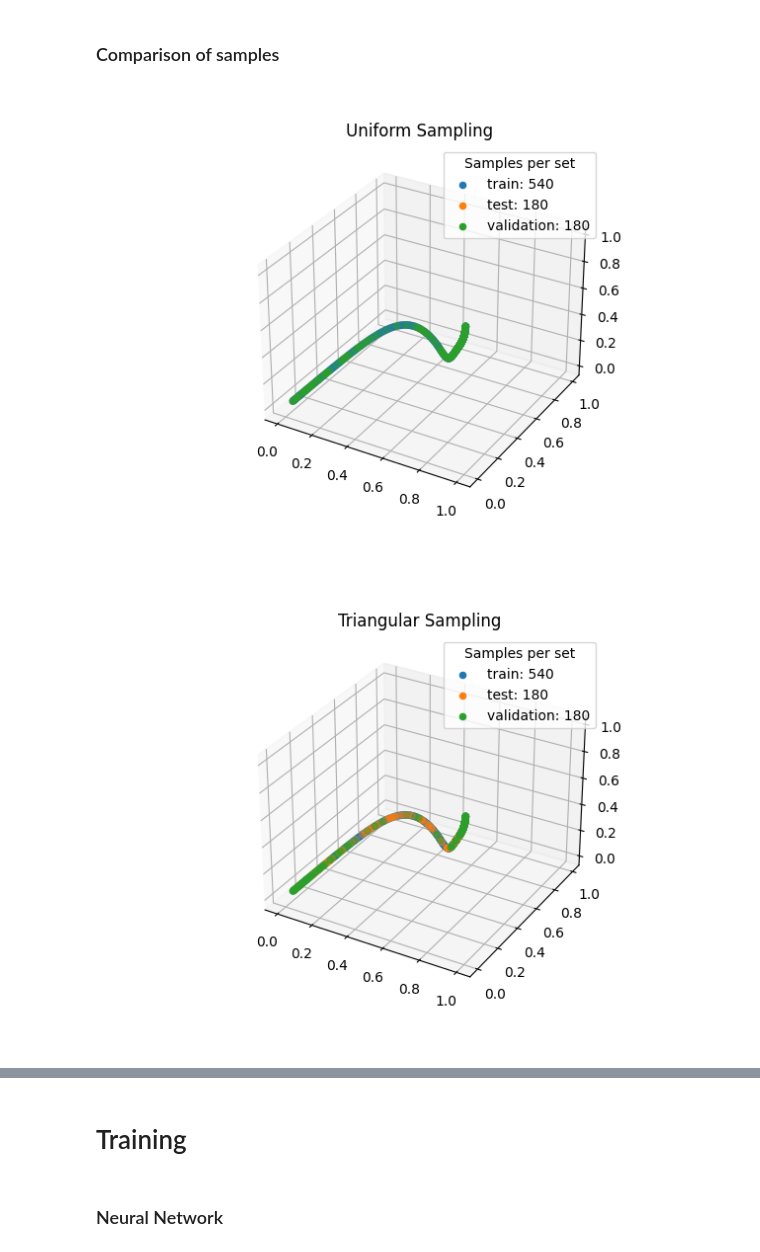
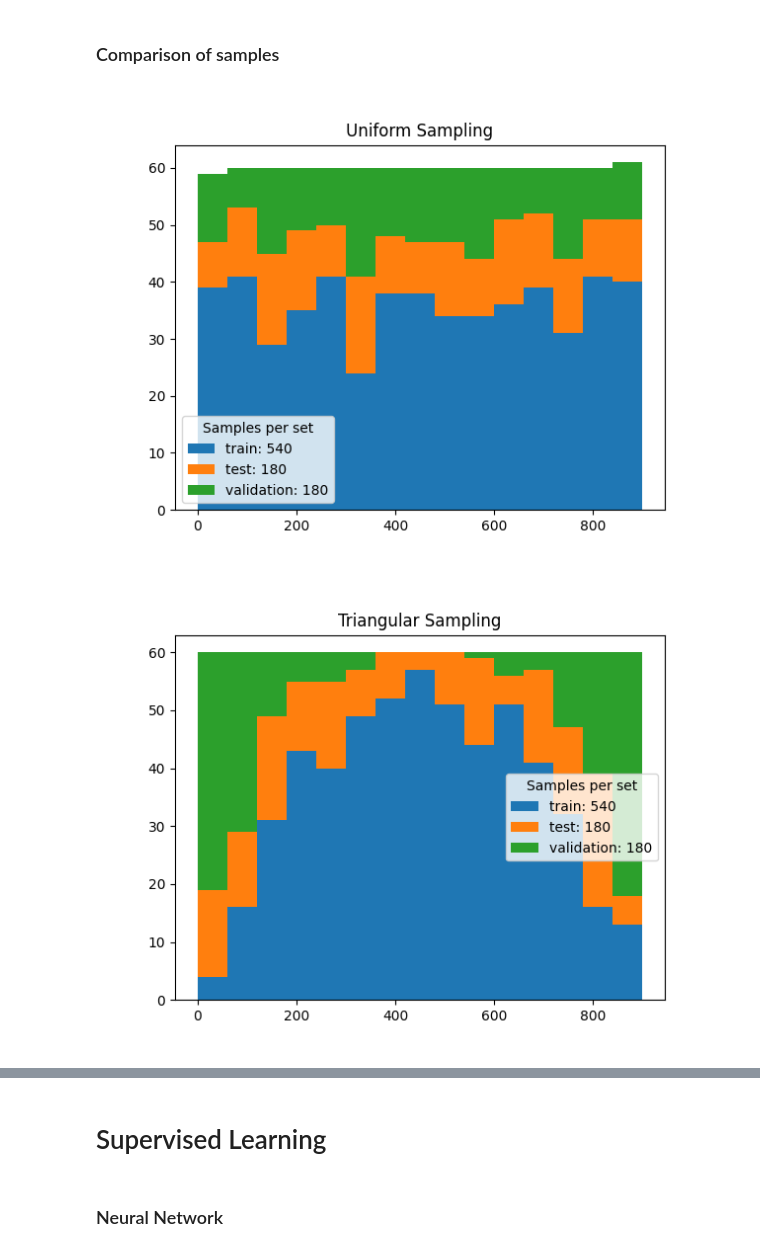
Before and after one commit to aortega0703/AI-pipeline, a Jupyter notebook: pipeline.ipynb, the cells around one changed output, grey strips where cells are left out. Saved outputs shown, nothing was run; the diff lists cells and outputs as text; code cells hidden in the pictures.

Commit message:
Added histogram for sampling

```diff
--- a/pipeline.ipynb
+++ b/pipeline.ipynb
@@ -74,13 +72,18 @@ def PAC_delta(H_norm, epsilon, eta):
 # %% [markdown]
 ### Sampling Distributions
 # %%
-def pdf(pdf, x, N): return pd.Series({
-    "Uniform": sci.stats.uniform.pdf(x, 0, N),
-    "Triangular": sci.stats.triang.pdf(x, 0.5, -1, N+1),
-    "Normal": sci.stats.norm.pdf(x, N//2, N//6)}[pdf], index=x)
+pdf_names = ["Uniform", "Triangular", "Normal"]
+
+
+def pdf(pdf, x, N):
+    return pd.Series(dict(zip(pdf_names, [
+        sci.stats.uniform.pdf(x, 0, N),
+        sci.stats.triang.pdf(x, 0.5, -1, N+1),
+        sci.stats.norm.pdf(x, N//2, N//6)])
+        )[pdf], index=x)
+
 
 plt.figure()
-pdf_names = ["Uniform", "Triangular", "Normal"]
 for name in pdf_names:
     F = pdf(name, indices, N_S)
     plt.plot(indices, F, label=name)
@@ -106,30 +109,31 @@ Text(0.5, 0, 'Sample Index')
 # %%
 def set_axis_labels(ax, x, y, z):
     ax.set_xlabel(x)
     ax.set_ylabel(y)
     ax.set_zlabel(z)
 
-sets_uniform = {"train": int(0.6*N_S),
+sets = {"train": int(0.6*N_S),
         "test": int(0.2*N_S),
         "validation": int(0.2*N_S)}
 
+sets_uniform = sets.copy()
+
 for name in pdf_names:
     weights = pdf(name, indices, N_S)
-    sets = {"train": int(0.6*N_S),
-            "test": int(0.2*N_S),
-            "validation": int(0.2*N_S)}
+    sets_curr = sets.copy()
     plt.figure()
-    ax = plt.axes(projection='3d', title=f"{name} Sampling")
-    for k, v in sets.items():
-        Y_sample = Y_S[weights.index].sample(n=v, weights=weights)
-        X_sample = X_S.iloc[Y_sample.index, :2]
+    ax = plt.axes(title=f"{name} Sampling")
+
+    for k, v in sets_curr.items():
+        X_sample = X_S.iloc[weights.index, :2].sample(n=v, weights=weights)
         if name == "Uniform":
-            sets_uniform[k] = (X_sample, Y_sample)
-        weights = weights.drop(Y_sample.index)
-        ax.scatter(X_sample.iloc[:, 0].values,
-                   X_sample.iloc[:, 1].values,
-                   Y_sample.values, label = f"{k}: {len(Y_sample.index)}")
+            sets_uniform[k] = (X_sample, Y_S.iloc[X_sample.index])
+        weights = weights.drop(X_sample.index)
+        sets_curr[k] = X_sample.index
+
+    ax.hist(sets_curr.values(), stacked=True, bins=15,
+        label=[f"{k}: {len(v)}" for k, v in sets_curr.items()])
     plt.legend(title="Samples per set")
 # %% [output]
-[figure, old version]
+[figure, new version]
-[figure, old version]
+[figure, new version]
@@ -137,2 +140,0 @@ for name in pdf_names:
-# %% [markdown]
-# Training
@@ -190,3 +141,5 @@ for k in sets:
+# %% [markdown]
+# Supervised Learning
 # %% [markdown]
 ### Neural Network
 # %%
```
Also changed, not shown: parts of 4 cells of this notebook.
